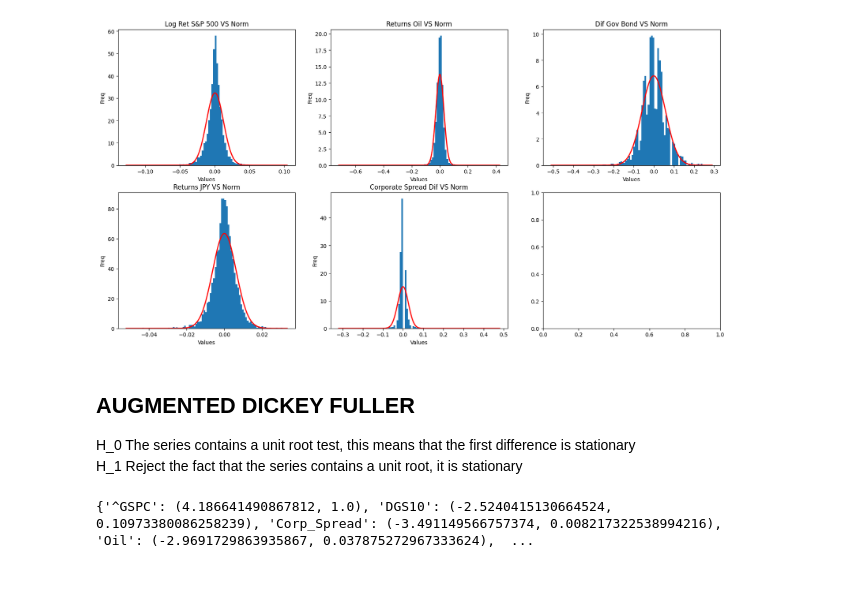
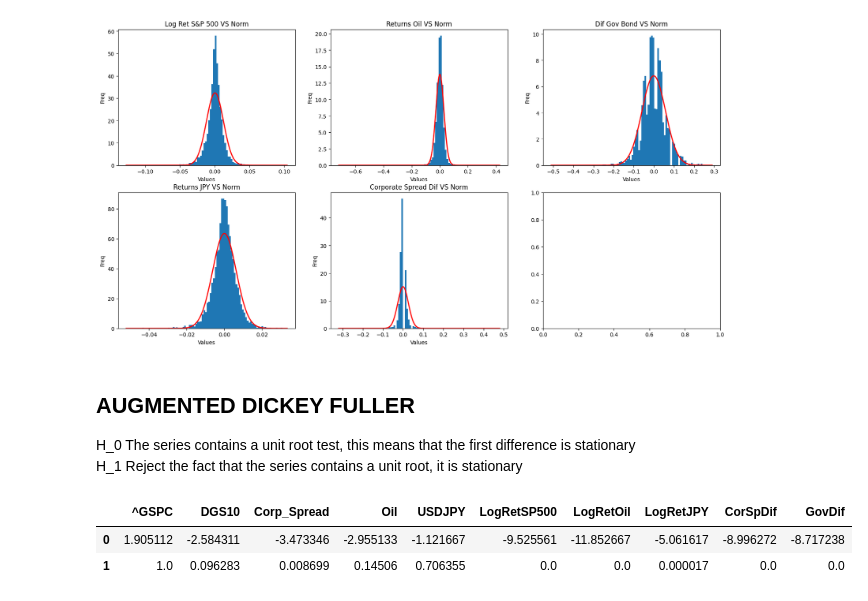
Before and after one commit to roysoler/Multi_Asset_Econometric_Analysis, a Jupyter notebook: notebooks/Asset_Analysis.ipynb, the cells around one changed output. Saved outputs shown, nothing was run; the diff lists cells and outputs as text; code cells hidden in the pictures.

```diff
--- a/notebooks/Asset_Analysis.ipynb
+++ b/notebooks/Asset_Analysis.ipynb
@@ -225,6 +217,12 @@ plt.show()
 #Aggregate quarterly data
 df_q = df_q.resample("QE").last()
 df_q = df_q.dropna()
+df_q["LogRetSP500"] = log_returns(df_q["^GSPC"])
+df_q["LogRetOil"] = log_returns(df_q["Oil"])
+df_q["LogRetJPY"] = log_returns(df_q["USDJPY"])
+df_q["CorSpDif"] = df_q["Corp_Spread"].diff() #For Corporate spread and government bonds we do not use the log returns
+df_q["GovDif"] = df_q["DGS10"].diff()
+df_q = df_q.dropna()
 # %% [markdown]
 ## AUGMENTED DICKEY FULLER
 H_0 The series contains a unit root test, this means that the first difference is stationary<br>
@@ -232,14 +230,17 @@ H_1 Reject the fact that the series contains a unit root, it is stationary<br>
 # %%
 from statsmodels.tsa.stattools import adfuller
 # %%
-ADF_results = {}
+ADF_results = pd.DataFrame()
 for i in df_q:
-    ADF_results[i] = adfuller(df_q[i])
-    # print("ADF Statistics:", ADF_results[i][0])
-    # print("P-value:", ADF_results[i][1])
-    ADF_results[i] = ADF_results[i][:2]
+    if i == "Oil" or  i == "^GSPC":
+        results = adfuller(df_q[i], regression = "ct")
+    else:
+        results = adfuller(df_q[i],regression =  "c")
+    ADF_results[i] = results
 
-
-print(ADF_results)
+ADF_results = ADF_results[:][:2]
+ADF_results
 # %% [output]
-{'^GSPC': (4.186641490867812, 1.0), 'DGS10': (-2.5240415130664524, 0.10973380086258239), 'Corp_Spread': (-3.491149566757374, 0.008217322538994216), 'Oil': (-2.9691729863935867, 0.037875272967333624),  ...
+|  | ^GSPC | DGS10 | Corp_Spread | Oil | USDJPY | LogRetSP500 | LogRetOil | LogRetJPY | CorSpDif | GovDif |
+| 0 | 1.905112 | -2.584311 | -3.473346 | -2.955133 | -1.121667 | -9.525561 | -11.852667 | -5.061617 | -8.996272 | -8.717238 |
+| 1 | 1.0 | 0.096283 | 0.008699 | 0.14506 | 0.706355 | 0.0 | 0.0 | 0.000017 | 0.0 | 0.0 |
```
Also changed, not shown: parts of 8 cells of this notebook.
